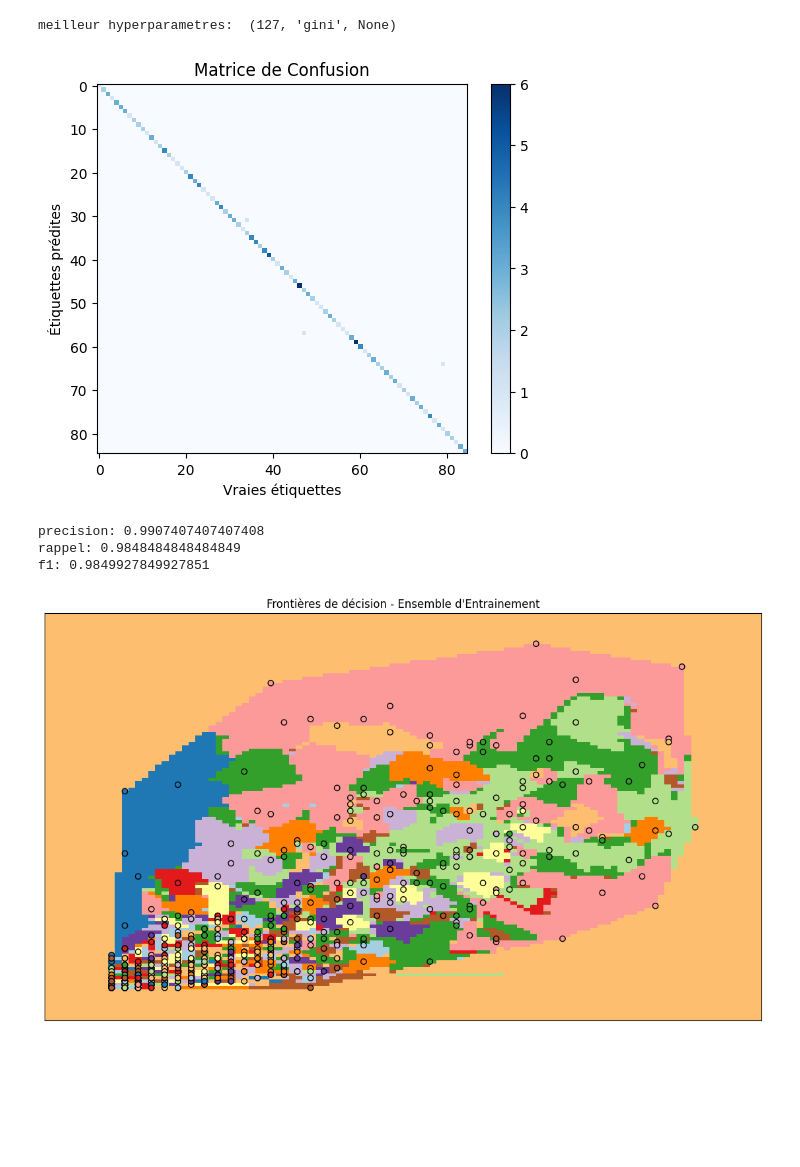
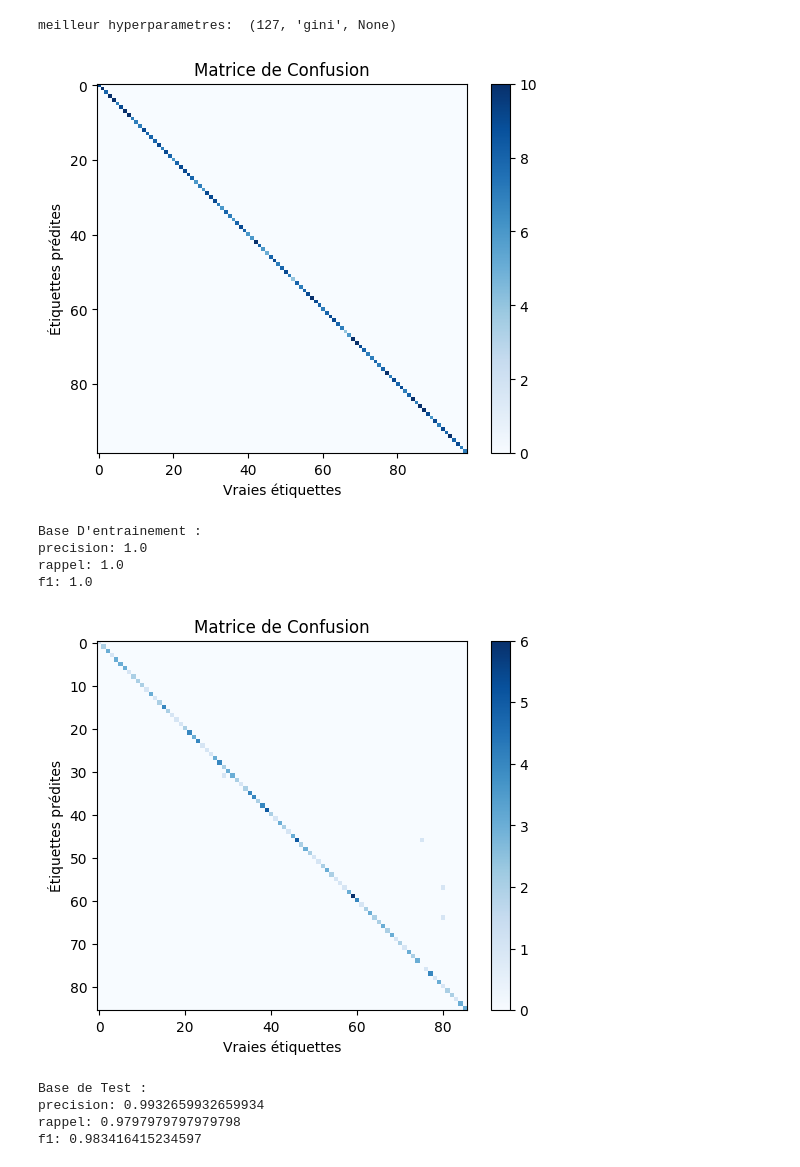
Before and after one commit to ValentinLH/Projet_de_Session_IFT712_Edeline_Ivanov_L-Hermite, a Jupyter notebook: Projet_de_Session_IFT712/projet_IFT712.ipynb, the cells around one changed output. Cells and saved outputs as stored; diff of their text form; code cells hidden in the pictures; blank space fills up the shorter version.

Commit message:
ajout des évaluation dans le jupyter

```diff
--- a/Projet_de_Session_IFT712/projet_IFT712.ipynb
+++ b/Projet_de_Session_IFT712/projet_IFT712.ipynb
@@ -93,22 +93,35 @@ meilleur hyperparametres:  (127, 'gini', None)
 # %%
 #Entrainement du modèle
 classifieur.entrainement(X_train, T_train)
 
 #Prediction sur la base de test
 predictions = classifieur.prediction(X_test)
 
+#Calcul de différentes metrique d'évaluation sur la base d'entrainement
+precision, rappel, f1, _ = classifieur.evaluer(X_train, T_train)
+print(f'Base D\'entrainement : ')
+print(f'precision: {precision}')
+print(f'rappel: {rappel}')
+print(f'f1: {f1}')
+
+
 #Calcul de différentes metrique d'évaluation sur la base de test
 precision, rappel, f1, _ = classifieur.evaluer(X_test,T_test)
-
+print(f'\nBase de Test : ')
 print(f'precision: {precision}')
 print(f'rappel: {rappel}')
 print(f'f1: {f1}')
 
 #Affichage des résultats dans un espace à deux dimensions
 classifieur.afficher_donnees_et_modele(X_train, T_train, X_test, T_test)
 # %% [output]
-[figure, old version]
+[figure, new version]
-precision: 0.9907407407407408
-rappel: 0.9848484848484849
-f1: 0.9849927849927851
+Base D'entrainement :
+precision: 1.0
+rappel: 1.0
+f1: 1.0
-[figure, old version]
+[figure, new version]
+Base de Test :
+precision: 0.9932659932659934
+rappel: 0.9797979797979798
+f1: 0.983416415234597
```
Also changed, not shown: parts of 1 cell of this notebook.
